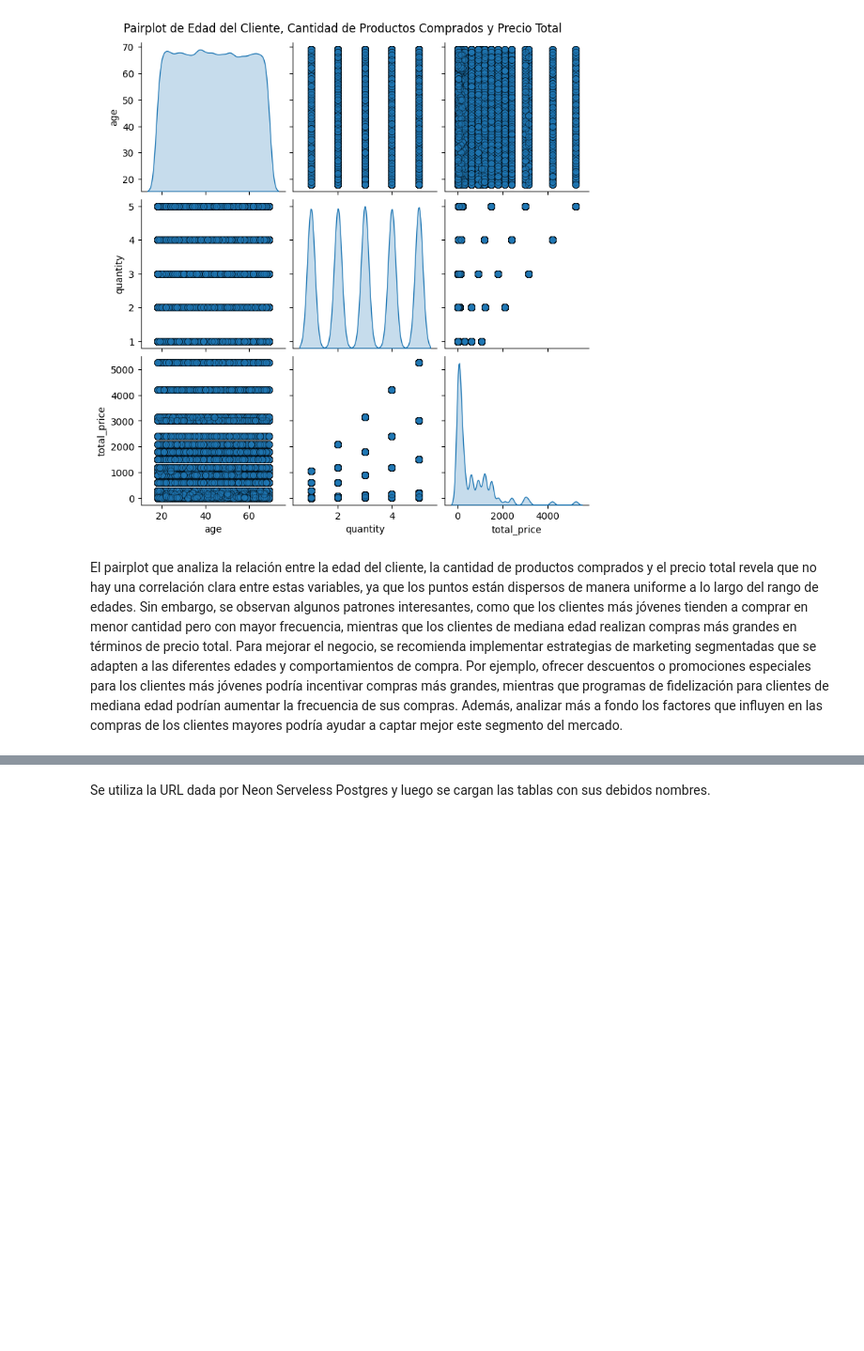
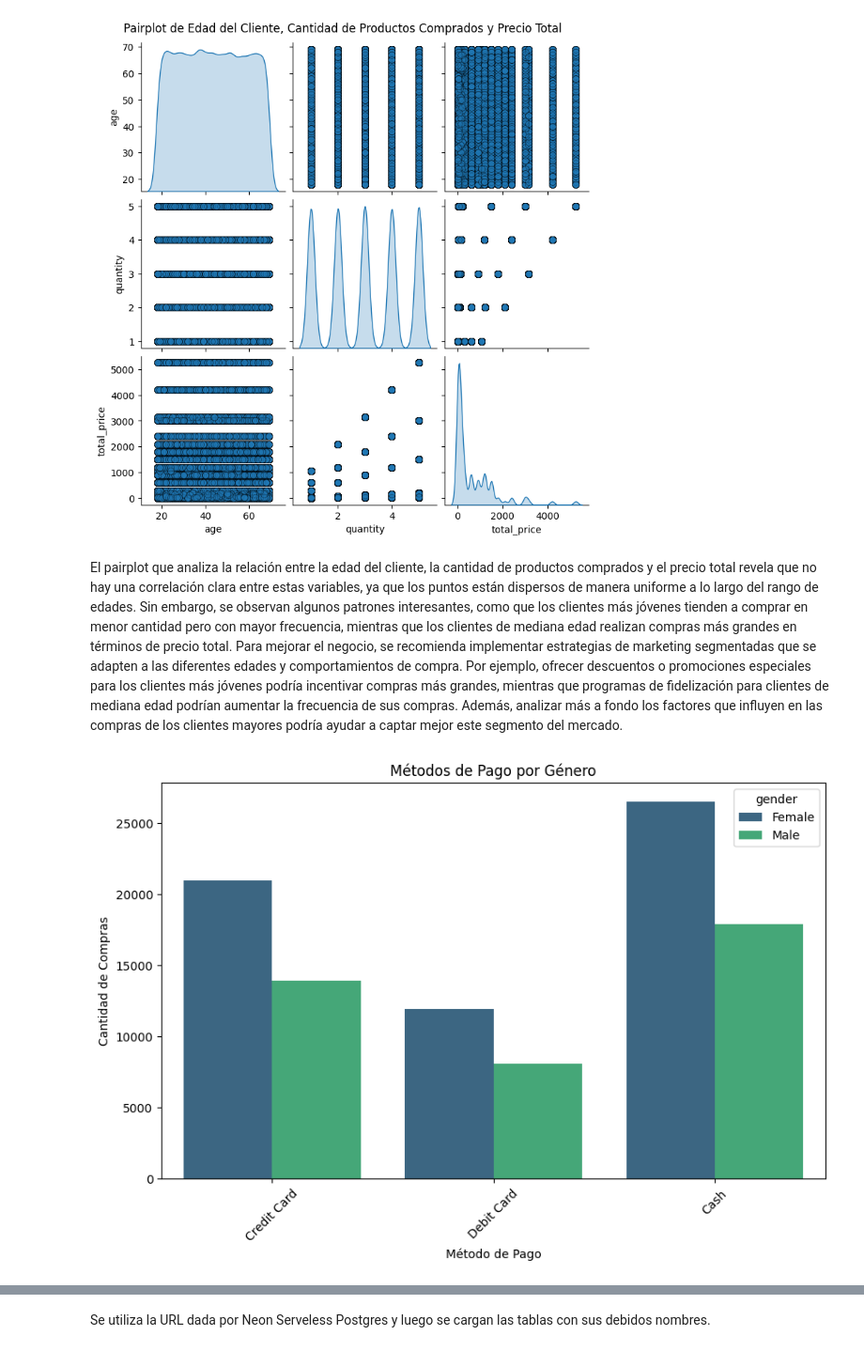
Before and after one commit to juanjoher/CIENCIADATOSP1, a Jupyter notebook: Proyecto.ipynb, the cells around one changed output, grey strips where cells are left out. Shown at 94% size. Drawn from its saved outputs; the diff is of its cells as text; code cells hidden in the pictures; blank space fills up the shorter version.

```diff
--- a/Proyecto.ipynb
+++ b/Proyecto.ipynb
@@ -575,3 +575,14 @@ This will become an error in seaborn v0.14.0; please update your code.
 [figure]
 # %% [markdown]
 El pairplot que analiza la relación entre la edad del cliente, la cantidad de productos comprados y el precio total revela que no hay una correlación clara entre estas variables, ya que los puntos están dispersos de manera uniforme a lo largo del rango de edades. Sin embargo, se observan algunos patrones interesantes, como que los clientes más jóvenes tienden a comprar en menor cantidad pero con mayor frecuencia, mientras que los clientes de mediana edad realizan compras más grandes en términos de precio total. Para mejorar el negocio, se recomienda implementar estrategias de marketing segmentadas que se adapten a las diferentes edades y comportamientos de compra. Por ejemplo, ofrecer descuentos o promociones especiales para los clientes más jóvenes podría incentivar compras más grandes, mientras que programas de fidelización para clientes de mediana edad podrían aumentar la frecuencia de sus compras. Además, analizar más a fondo los factores que influyen en las compras de los clientes mayores podría ayudar a captar mejor este segmento del mercado.
+# %%
+df_merged = df.merge(payment_method, on="payment_id").merge(client, on="customer_id")
+plt.figure(figsize=(10, 6))
+sns.countplot(data=df_merged, x="payment_method", hue="gender", palette="viridis")
+plt.title("Métodos de Pago por Género")
+plt.xlabel("Método de Pago")
+plt.ylabel("Cantidad de Compras")
+plt.xticks(rotation=45)
+plt.show()
+# %% [output]
+[figure, added]
```
Also changed, not shown: parts of 9 cells of this notebook.
